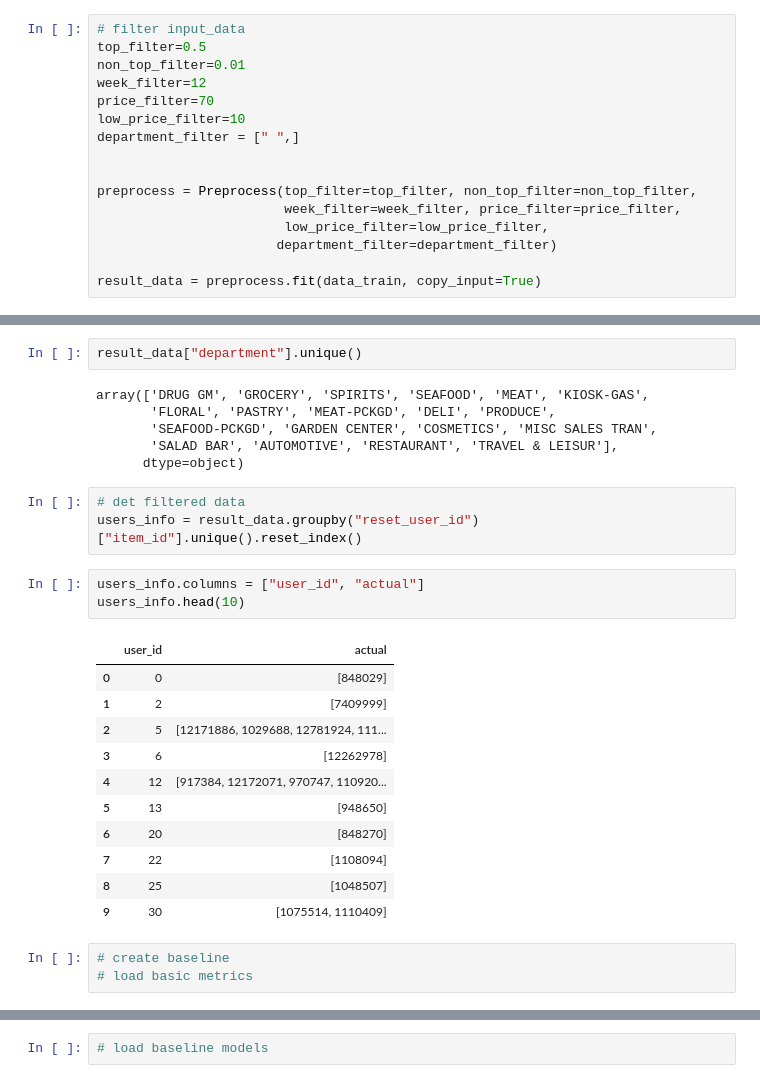
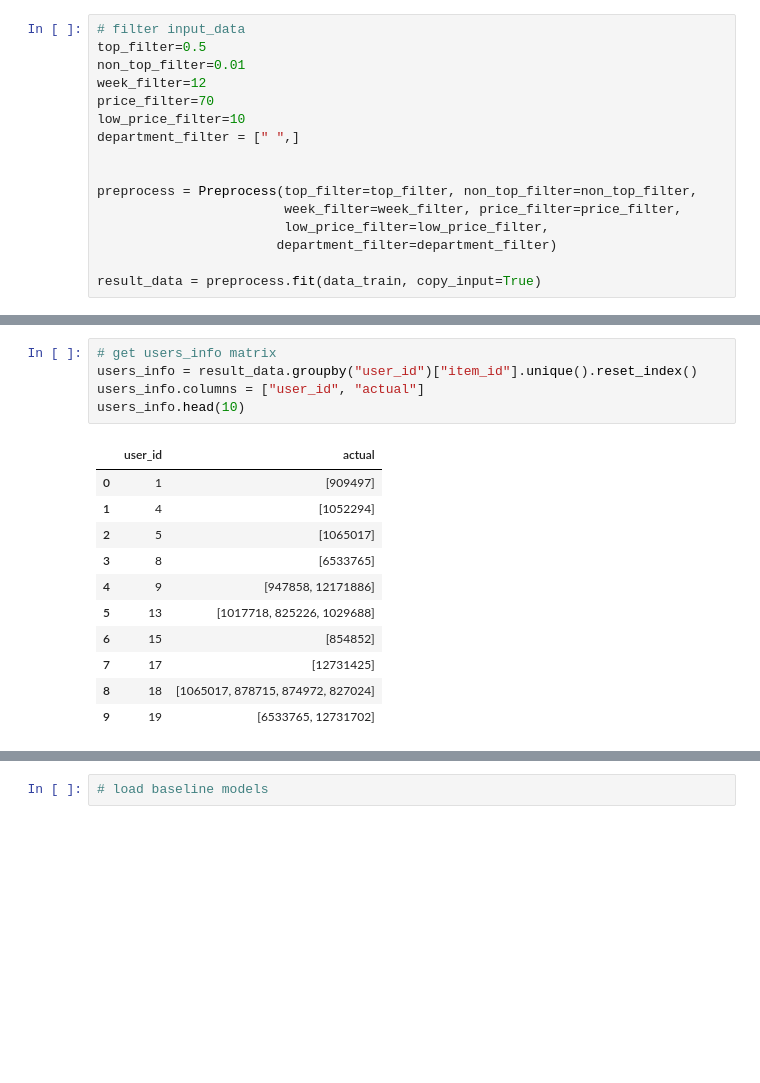
Before and after one commit to KurskiySergey/bisnessML, a Jupyter notebook: recsys/project/production.ipynb, the cells around one changed output, grey strips where cells are left out. Saved outputs shown, nothing was run; the diff lists cells and outputs as text; blank space fills up the shorter version.

```diff
--- a/recsys/project/production.ipynb
+++ b/recsys/project/production.ipynb
@@ -236,32 +108,20 @@ result_data.describe()
 | 50% | 1289.500000 | 4.064272e+10 | 595.000000 | 1.100474e+06 | 1.000000 | 13.370000 | 372.000000 | 0.000000 | 1534.000000 | ... |
 | 75% | 1923.000000 | 4.088904e+10 | 615.000000 | 7.410347e+06 | 1.000000 | 16.990000 | 422.000000 | 0.000000 | 1813.000000 | ... |
 | max | 2500.000000 | 4.129746e+10 | 635.000000 | 1.610027e+07 | 7.000000 | 103.670000 | 34280.000000 | 0.000000 | 2358.000000 | ... |
-# %%
-result_data["department"].unique()
-# %% [output]
-array(['DRUG GM', 'GROCERY', 'SPIRITS', 'SEAFOOD', 'MEAT', 'KIOSK-GAS',
-       'FLORAL', 'PASTRY', 'MEAT-PCKGD', 'DELI', 'PRODUCE',
-       'SEAFOOD-PCKGD', 'GARDEN CENTER', 'COSMETICS', 'MISC SALES TRAN',
-       'SALAD BAR', 'AUTOMOTIVE', 'RESTAURANT', 'TRAVEL & LEISUR'],
-      dtype=object)
 # %%
-# det filtered data
-users_info = result_data.groupby("reset_user_id")["item_id"].unique().reset_index()
+# get users_info matrix
+users_info = result_data.groupby("user_id")["item_id"].unique().reset_index()
+users_info.columns = ["user_id", "actual"]
+users_info.head(10)
+# %% [output]
+|  | user_id | actual |
+| 0 | 1 | [909497] |
+| 1 | 4 | [1052294] |
+| 2 | 5 | [1065017] |
+| 3 | 8 | [6533765] |
+| 4 | 9 | [947858, 12171886] |
+| 5 | 13 | [1017718, 825226, 1029688] |
+| 6 | 15 | [854852] |
+| 7 | 17 | [12731425] |
+| 8 | 18 | [1065017, 878715, 874972, 827024] |
+| 9 | 19 | [6533765, 12731702] |
-# %%
-users_info.columns = ["user_id", "actual"]
-users_info.head(10)
-# %% [output]
-|  | user_id | actual |
-| 0 | 0 | [848029] |
-| 1 | 2 | [7409999] |
-| 2 | 5 | [12171886, 1029688, 12781924, 111... |
-| 3 | 6 | [12262978] |
-| 4 | 12 | [917384, 12172071, 970747, 110920... |
-| 5 | 13 | [948650] |
-| 6 | 20 | [848270] |
-| 7 | 22 | [1108094] |
-| 8 | 25 | [1048507] |
-| 9 | 30 | [1075514, 1110409] |
-# %%
-# create baseline
-# load basic metrics
```
Also changed, not shown: parts of 46 cells of this notebook, 4 other files.
